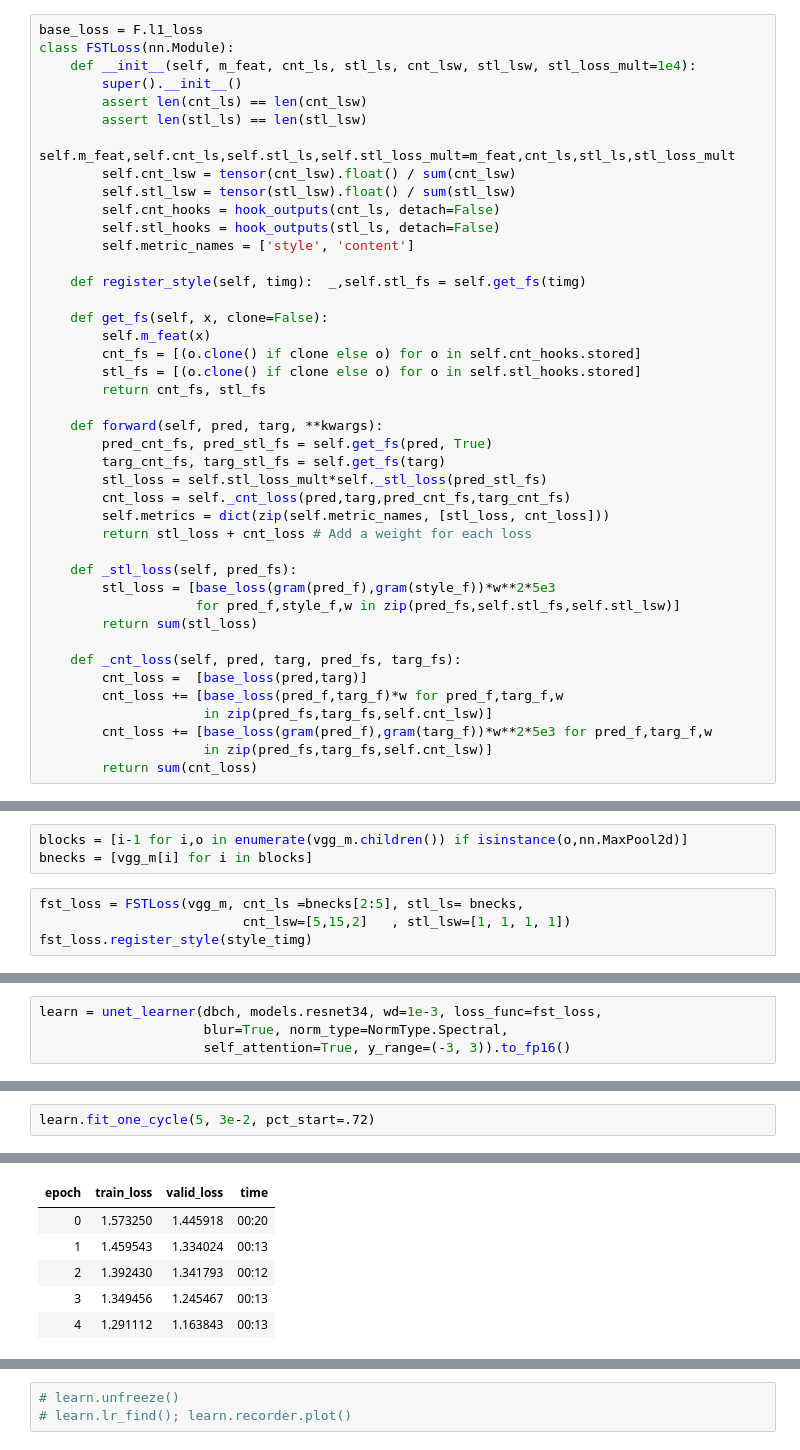
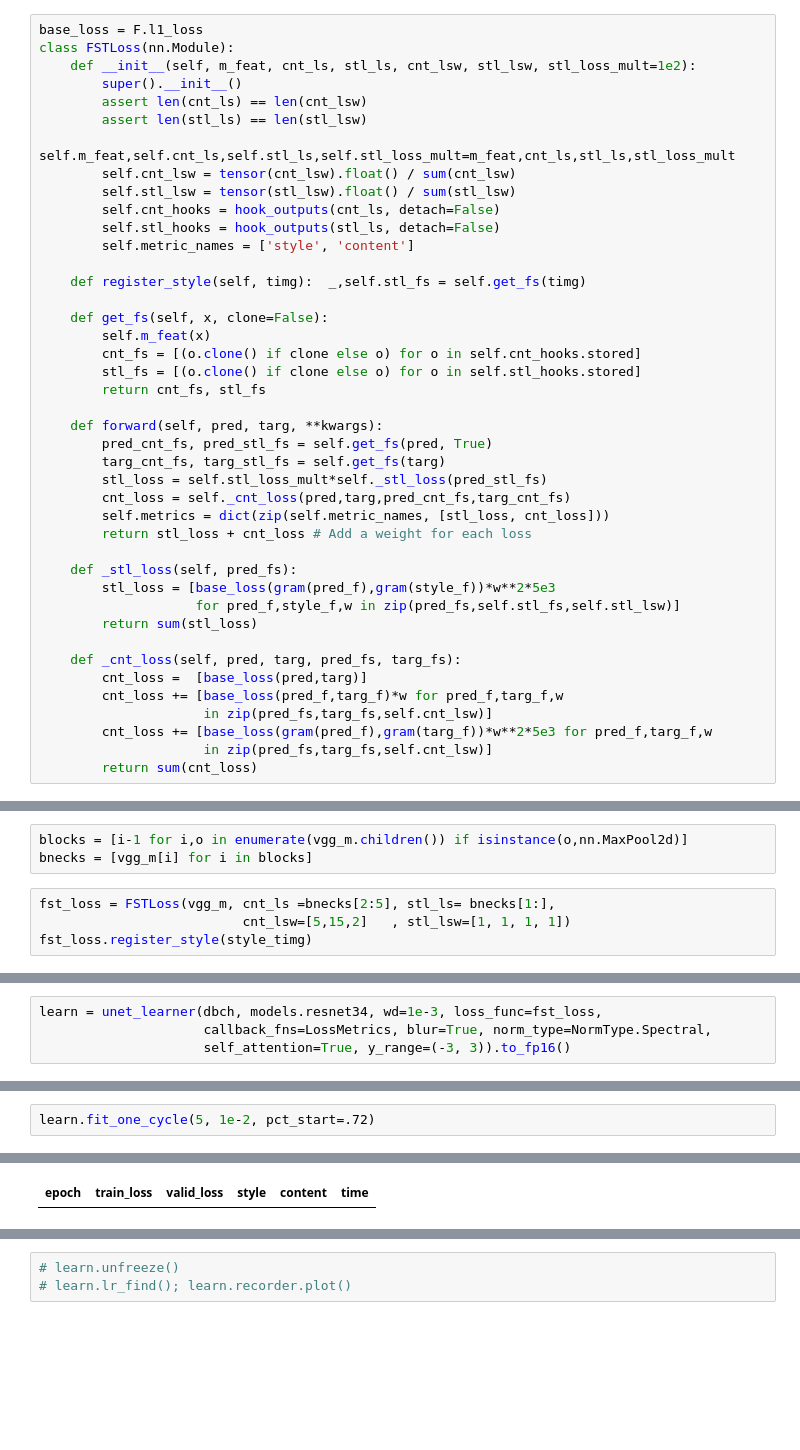
Before and after one commit to lgvaz/projects, a Jupyter notebook: vision/style/petsv1.ipynb, the cells around one changed output, grey strips where cells are left out. Cells and saved outputs as stored; diff of their text form; blank space fills up the shorter version.

```diff
--- a/vision/style/petsv1.ipynb
+++ b/vision/style/petsv1.ipynb
@@ -66,7 +35,7 @@ def gram(x):
 # %%
 base_loss = F.l1_loss
 class FSTLoss(nn.Module):
-    def __init__(self, m_feat, cnt_ls, stl_ls, cnt_lsw, stl_lsw, stl_loss_mult=1e4):
+    def __init__(self, m_feat, cnt_ls, stl_ls, cnt_lsw, stl_lsw, stl_loss_mult=1e2):
         super().__init__()
         assert len(cnt_ls) == len(cnt_lsw)
         assert len(stl_ls) == len(stl_lsw)
@@ -116,7 +85,7 @@ convs = [l for l in vgg_m.children() if isinstance(l,nn.Conv2d)]; len(convs)
 blocks = [i-1 for i,o in enumerate(vgg_m.children()) if isinstance(o,nn.MaxPool2d)]
 bnecks = [vgg_m[i] for i in blocks]
 # %%
-fst_loss = FSTLoss(vgg_m, cnt_ls =bnecks[2:5], stl_ls= bnecks,
+fst_loss = FSTLoss(vgg_m, cnt_ls =bnecks[2:5], stl_ls= bnecks[1:],
                           cnt_lsw=[5,15,2]   , stl_lsw=[1, 1, 1, 1])
 fst_loss.register_style(style_timg)
 # %%
@@ -126,4 +95,4 @@ fst_loss.cnt_lsw, fst_loss.stl_lsw
 # %%
 learn = unet_learner(dbch, models.resnet34, wd=1e-3, loss_func=fst_loss,
-                     blur=True, norm_type=NormType.Spectral,
+                     callback_fns=LossMetrics, blur=True, norm_type=NormType.Spectral,
                      self_attention=True, y_range=(-3, 3)).to_fp16()
@@ -138,3 +101,3 @@ KeyboardInterrupt: ignored
 # %%
-learn.fit_one_cycle(5, 3e-2, pct_start=.72)
+learn.fit_one_cycle(5, 1e-2, pct_start=.72)
 # %% [output]
@@ -141,6 +105 @@ learn.fit_one_cycle(5, 3e-2, pct_start=.72)
-| epoch | train_loss | valid_loss | time |
-| 0 | 1.573250 | 1.445918 | 00:20 |
-| 1 | 1.459543 | 1.334024 | 00:13 |
-| 2 | 1.392430 | 1.341793 | 00:12 |
-| 3 | 1.349456 | 1.245467 | 00:13 |
-| 4 | 1.291112 | 1.163843 | 00:13 |
+| epoch | train_loss | valid_loss | style | content | time |
```
Also changed, not shown: parts of 15 cells of this notebook, 2 other files.
